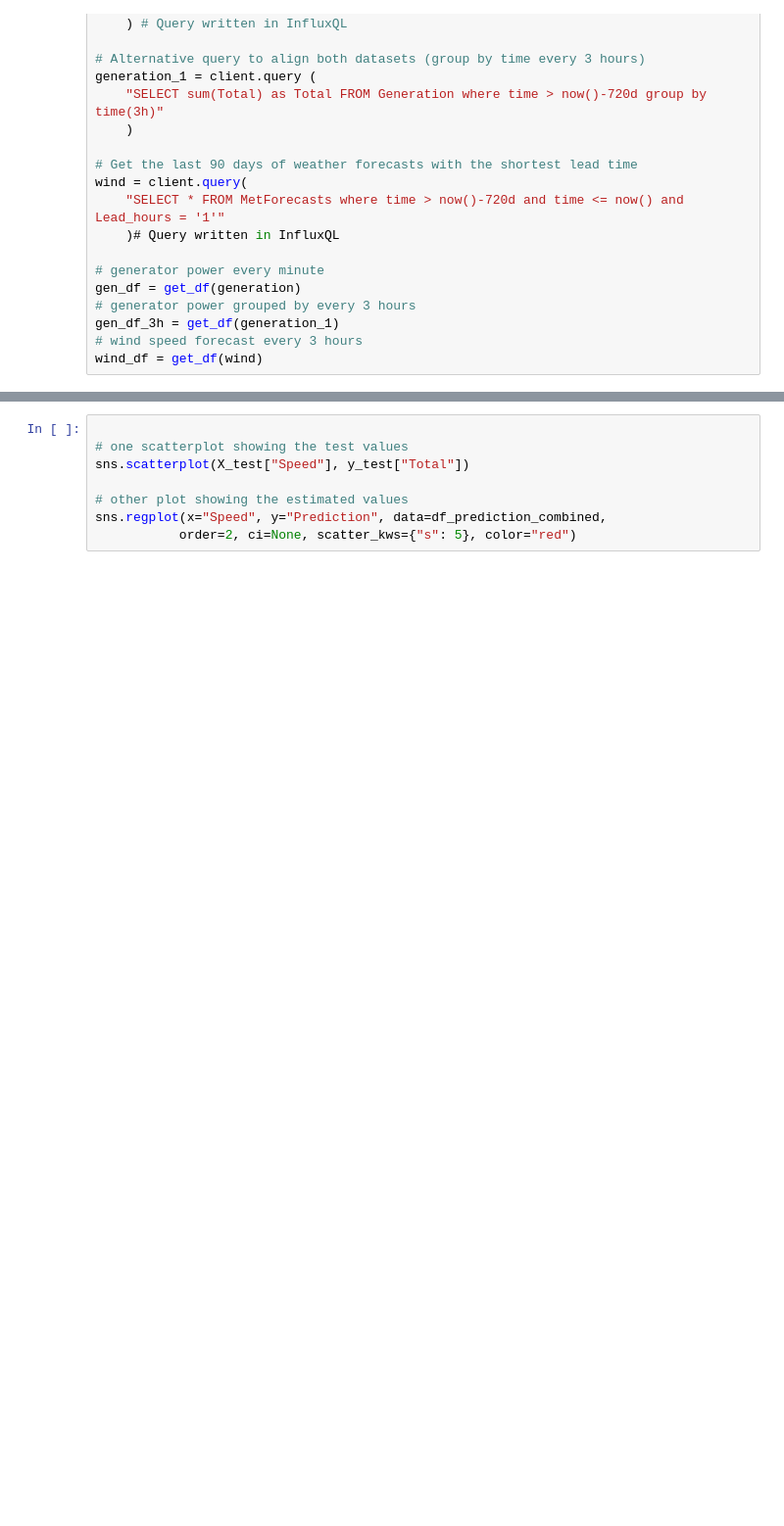
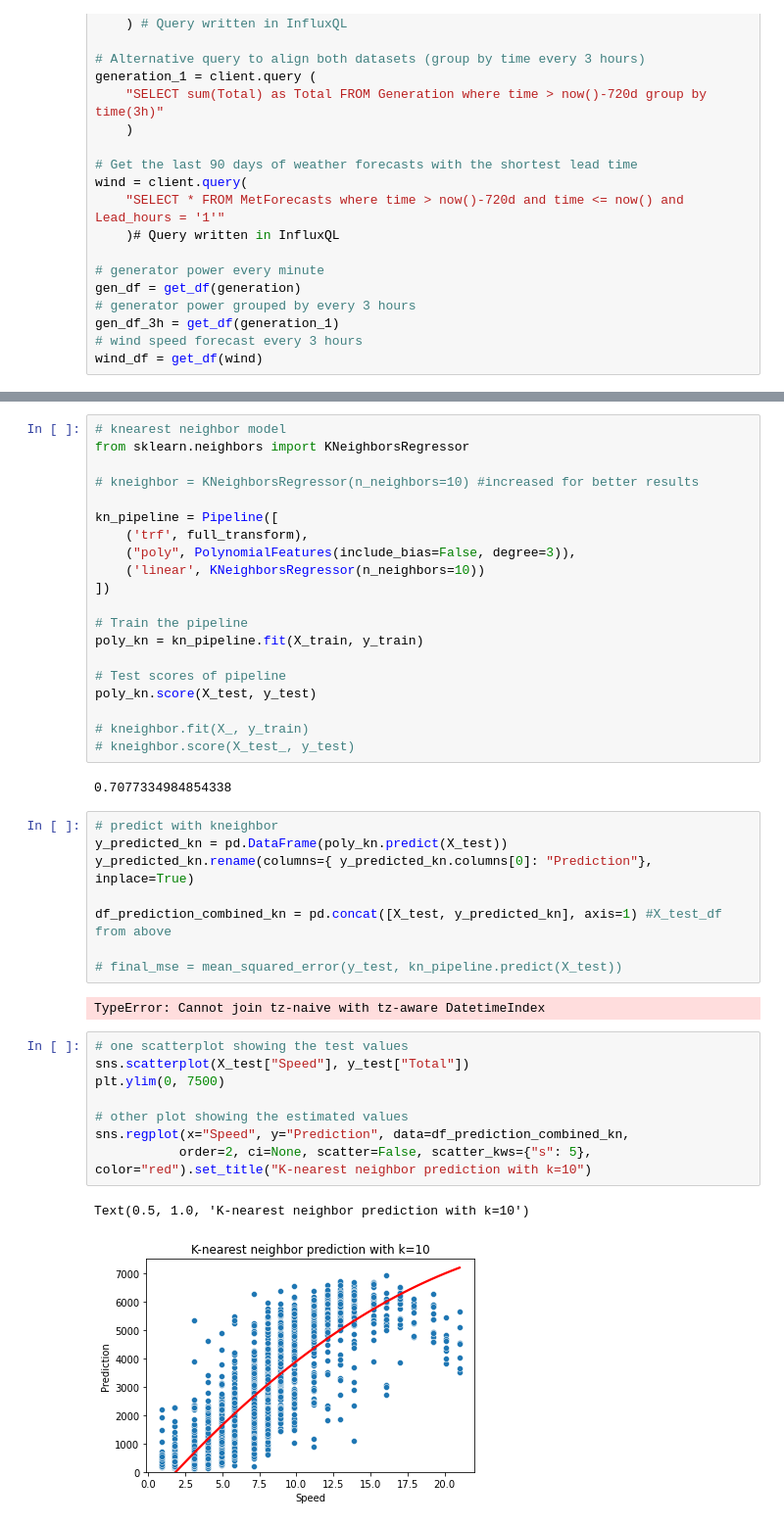
Before and after one commit to lrnz-asnprs/wind_prediction, a Jupyter notebook: polynomial_pipeline.ipynb, the cells around one changed output, grey strips where cells are left out. Shown at 98% size. Saved outputs shown, nothing was run; the diff lists cells and outputs as text; blank space fills up the shorter version.

```diff
--- a/polynomial_pipeline.ipynb
+++ b/polynomial_pipeline.ipynb
@@ -196,8 +167,43 @@ df_prediction_combined
+# %%
+# knearest neighbor model
+from sklearn.neighbors import KNeighborsRegressor
+
+# kneighbor = KNeighborsRegressor(n_neighbors=10) #increased for better results
+
+kn_pipeline = Pipeline([
+    ('trf', full_transform),
+    ("poly", PolynomialFeatures(include_bias=False, degree=3)),
+    ('linear', KNeighborsRegressor(n_neighbors=10))
+])
+
+# Train the pipeline
+poly_kn = kn_pipeline.fit(X_train, y_train)
+
+# Test scores of pipeline
+poly_kn.score(X_test, y_test)
+
+# kneighbor.fit(X_, y_train)
+# kneighbor.score(X_test_, y_test)
+# %% [output]
+0.7077334984854338
+# %%
+# predict with kneighbor
+y_predicted_kn = pd.DataFrame(poly_kn.predict(X_test))
+y_predicted_kn.rename(columns={ y_predicted_kn.columns[0]: "Prediction"}, inplace=True)
+
+df_prediction_combined_kn = pd.concat([X_test, y_predicted_kn], axis=1) #X_test_df from above
+
+# final_mse = mean_squared_error(y_test, kn_pipeline.predict(X_test))
+# %% [output]
+TypeError: Cannot join tz-naive with tz-aware DatetimeIndex
 # %%
-
 # one scatterplot showing the test values
 sns.scatterplot(X_test["Speed"], y_test["Total"])
+plt.ylim(0, 7500)
 
 # other plot showing the estimated values
-sns.regplot(x="Speed", y="Prediction", data=df_prediction_combined,
-           order=2, ci=None, scatter_kws={"s": 5}, color="red")
+sns.regplot(x="Speed", y="Prediction", data=df_prediction_combined_kn,
+           order=2, ci=None, scatter=False, scatter_kws={"s": 5}, color="red").set_title("K-nearest neighbor prediction with k=10")
+# %% [output]
+Text(0.5, 1.0, 'K-nearest neighbor prediction with k=10')
+[figure, added]
```
Also changed, not shown: parts of 17 cells of this notebook, 2 other files.
